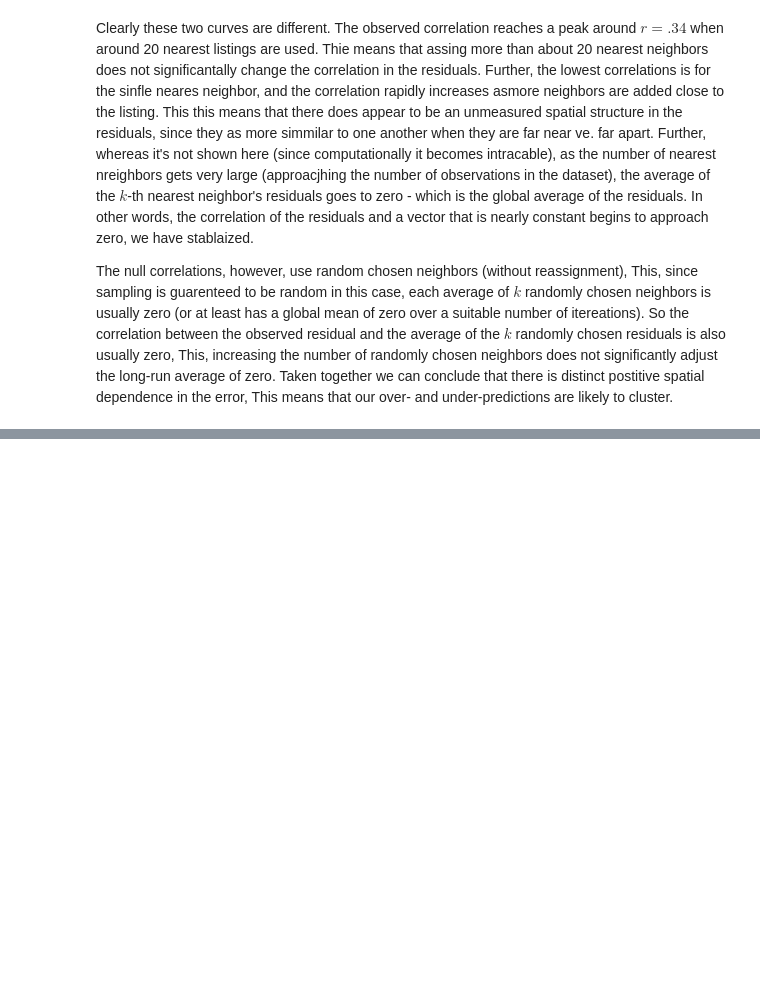
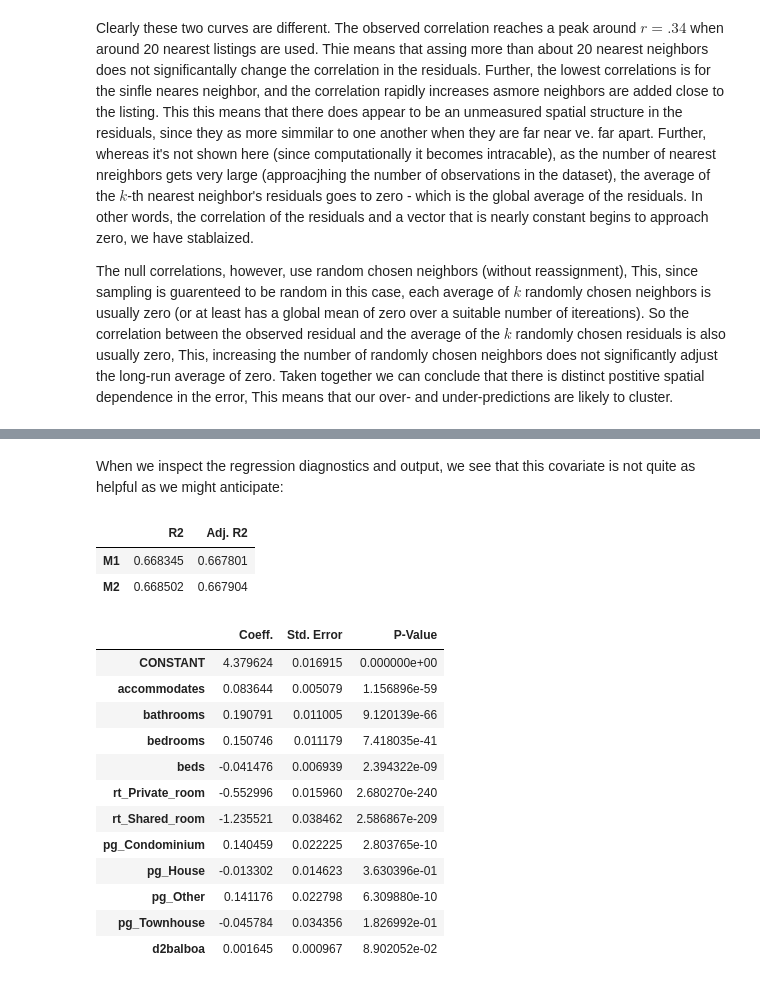
Before and after one commit to Skyehawk/Spatial_stats_examples, a Jupyter notebook: Spatial_regression/Spatial_regression.ipynb, the cells around one changed output, grey strips where cells are left out. Drawn from its saved outputs; the diff is of its cells as text; code cells hidden in the pictures; blank space fills up the shorter version.

```diff
--- a/Spatial_regression/Spatial_regression.ipynb
+++ b/Spatial_regression/Spatial_regression.ipynb
@@ -377,0 +414,40 @@ ax.set_axis_off();
+# %% [markdown]
+When we inspect the regression diagnostics and output, we see that this covariate is not quite as helpful as we might anticipate:
+# %%
+pd.DataFrame(
+    [[m1.r2, m1.ar2],[m2.r2, m2.ar2]],
+    index=["M1", "M2"],
+    columns=["R2", "Adj. R2"]
+)
+# %% [output]
+|  | R2 | Adj. R2 |
+| M1 | 0.668345 | 0.667801 |
+| M2 | 0.668502 | 0.667904 |
+# %%
+# Set if table of regression coefficente
+
+pd.DataFrame(
+    {
+        # Pull out regression coefficents and flatten as they are returned as N by 1 array
+        "Coeff.":m2.betas.flatten(),
+        # Pull out and flatten standard errrors
+        "Std. Error": m2.std_err.flatten(),
+        # Pull out P-values ftom t-stat object
+        "P-Value": [i[1] for i in m2.t_stat]
+    },
+    index=m2.name_x,
+    )
+# %% [output]
+|  | Coeff. | Std. Error | P-Value |
+| CONSTANT | 4.379624 | 0.016915 | 0.000000e+00 |
+| accommodates | 0.083644 | 0.005079 | 1.156896e-59 |
+| bathrooms | 0.190791 | 0.011005 | 9.120139e-66 |
+| bedrooms | 0.150746 | 0.011179 | 7.418035e-41 |
+| beds | -0.041476 | 0.006939 | 2.394322e-09 |
+| rt_Private_room | -0.552996 | 0.015960 | 2.680270e-240 |
+| rt_Shared_room | -1.235521 | 0.038462 | 2.586867e-209 |
+| pg_Condominium | 0.140459 | 0.022225 | 2.803765e-10 |
+| pg_House | -0.013302 | 0.014623 | 3.630396e-01 |
+| pg_Other | 0.141176 | 0.022798 | 6.309880e-10 |
+| pg_Townhouse | -0.045784 | 0.034356 | 1.826992e-01 |
+| d2balboa | 0.001645 | 0.000967 | 8.902052e-02 |
```
Also changed, not shown: parts of 20 cells of this notebook.
